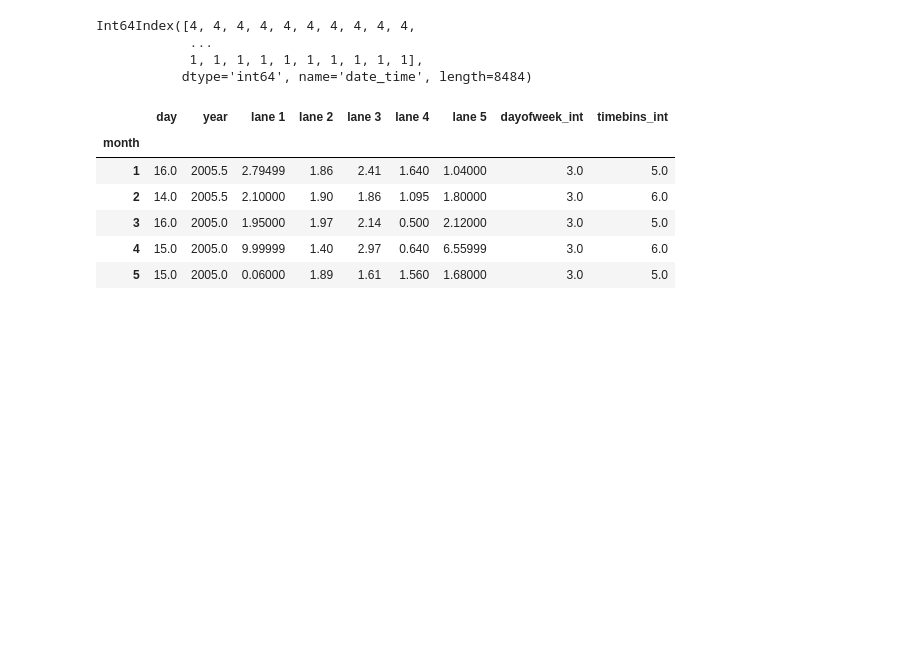
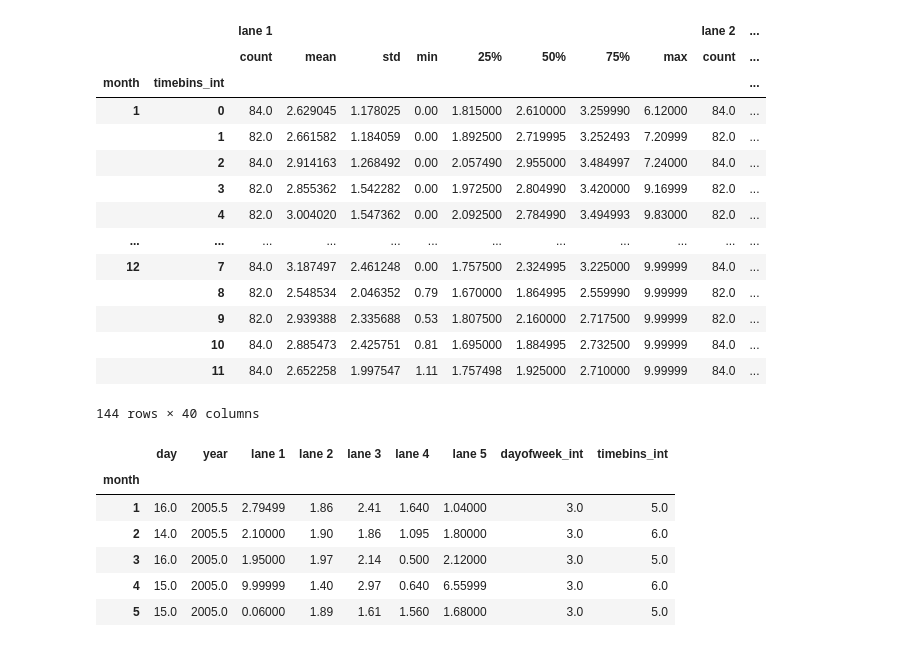
Before and after one commit to vishesh-sarinDXB/Dissolved_Oxygen_Analysis_Unsupervised, a Jupyter notebook: notebooks/do-rabee-pyf2-actual-consolidation-code.ipynb, the cells around one changed output. Saved outputs shown, nothing was run; the diff lists cells and outputs as text; code cells hidden in the pictures; blank space fills up the shorter version.

```diff
--- a/notebooks/do-rabee-pyf2-actual-consolidation-code.ipynb
+++ b/notebooks/do-rabee-pyf2-actual-consolidation-code.ipynb
@@ -28,8 +13,19 @@ DatetimeIndex(['2004-10-01 00:00:00', '2004-10-01 01:29:28',
-# %%
-do_data.index.map(lambda x : x.weekday())
-# %% [output]
-Int64Index([4, 4, 4, 4, 4, 4, 4, 4, 4, 4,
-            ...
-            1, 1, 1, 1, 1, 1, 1, 1, 1, 1],
-           dtype='int64', name='date_time', length=8484)
+# %%
+do_data_monthTimeBins.describe().drop(columns = ['day', 'year', 'dayofweek_int']).to_csv()
+# %% [output]
+|  |  | lane 1 |  |  |  |  |  |  |  | lane 2 | ... |
+|  |  | count | mean | std | min | 25% | 50% | 75% | max | count | ... |
+| month | timebins_int |  |  |  |  |  |  |  |  |  | ... |
+| 1 | 0 | 84.0 | 2.629045 | 1.178025 | 0.00 | 1.815000 | 2.610000 | 3.259990 | 6.12000 | 84.0 | ... |
+|  | 1 | 82.0 | 2.661582 | 1.184059 | 0.00 | 1.892500 | 2.719995 | 3.252493 | 7.20999 | 82.0 | ... |
+|  | 2 | 84.0 | 2.914163 | 1.268492 | 0.00 | 2.057490 | 2.955000 | 3.484997 | 7.24000 | 84.0 | ... |
+|  | 3 | 82.0 | 2.855362 | 1.542282 | 0.00 | 1.972500 | 2.804990 | 3.420000 | 9.16999 | 82.0 | ... |
+|  | 4 | 82.0 | 3.004020 | 1.547362 | 0.00 | 2.092500 | 2.784990 | 3.494993 | 9.83000 | 82.0 | ... |
+| ... | ... | ... | ... | ... | ... | ... | ... | ... | ... | ... | ... |
+| 12 | 7 | 84.0 | 3.187497 | 2.461248 | 0.00 | 1.757500 | 2.324995 | 3.225000 | 9.99999 | 84.0 | ... |
+|  | 8 | 82.0 | 2.548534 | 2.046352 | 0.79 | 1.670000 | 1.864995 | 2.559990 | 9.99999 | 82.0 | ... |
+|  | 9 | 82.0 | 2.939388 | 2.335688 | 0.53 | 1.807500 | 2.160000 | 2.717500 | 9.99999 | 82.0 | ... |
+|  | 10 | 84.0 | 2.885473 | 2.425751 | 0.81 | 1.695000 | 1.884995 | 2.732500 | 9.99999 | 84.0 | ... |
+|  | 11 | 84.0 | 2.652258 | 1.997547 | 1.11 | 1.757498 | 1.925000 | 2.710000 | 9.99999 | 84.0 | ... |
+144 rows × 40 columns
 # %%
```
Also changed, not shown: parts of 2 cells of this notebook, 1 other file.
